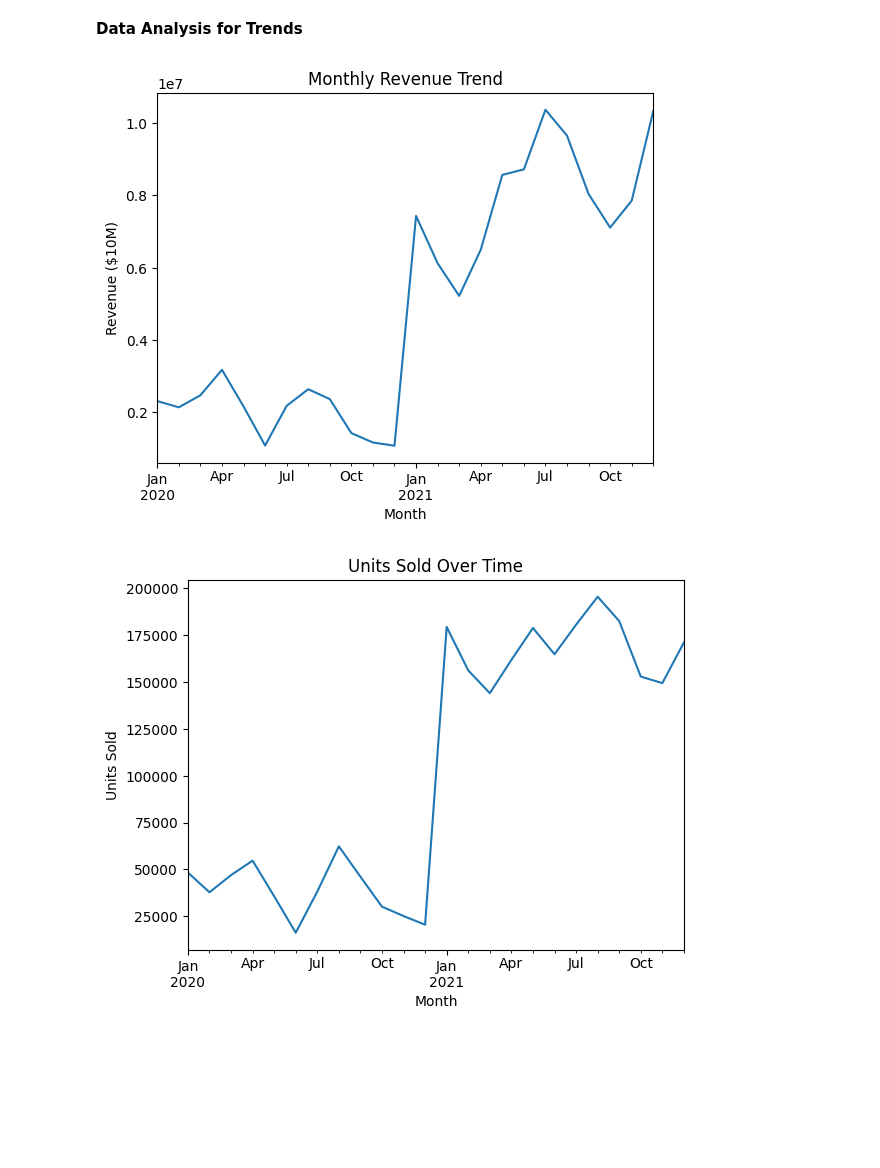
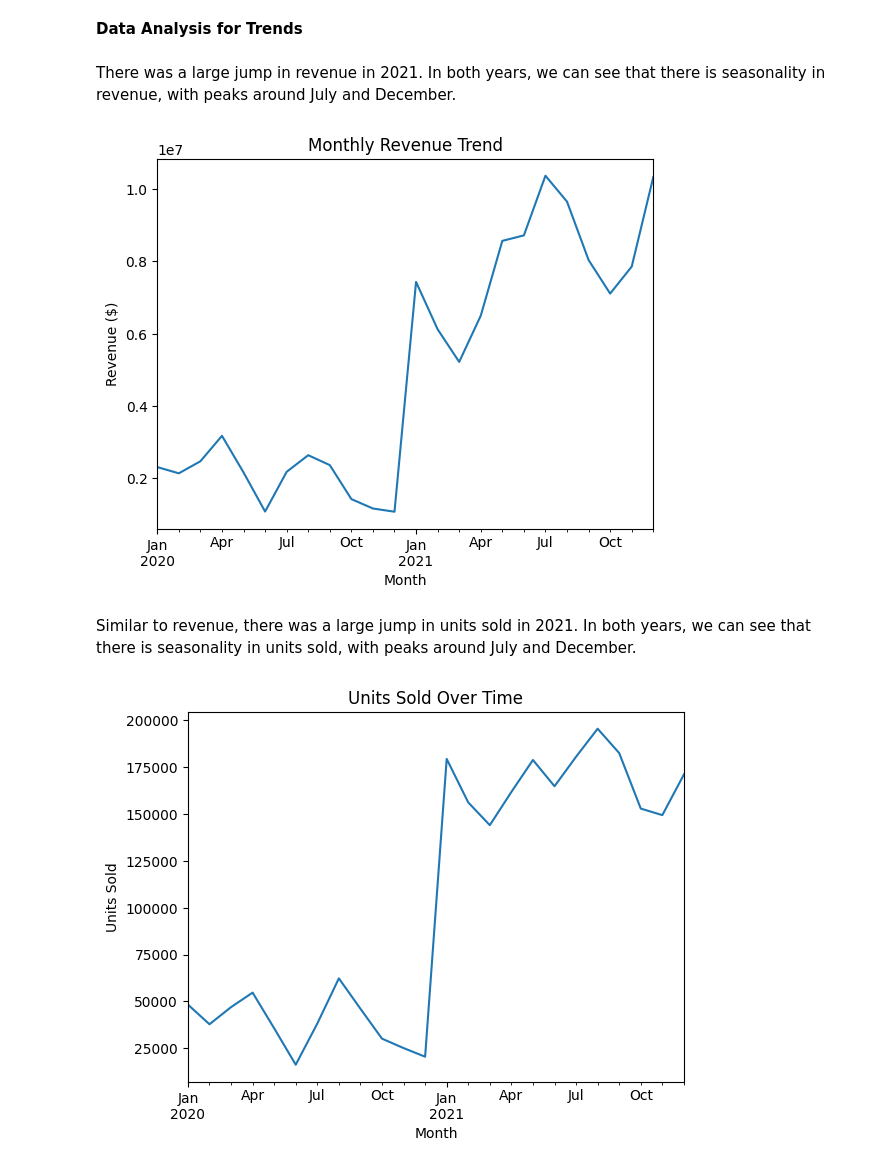
Before and after one commit to mianorris314/RUSH-analytics, a Jupyter notebook: GENBUS885_Final_Norris_M.ipynb, the cells around one changed output. Saved outputs shown, nothing was run; the diff lists cells and outputs as text; code cells hidden in the pictures; blank space fills up the shorter version.

```diff
--- a/GENBUS885_Final_Norris_M.ipynb
+++ b/GENBUS885_Final_Norris_M.ipynb
@@ -284,8 +290,8 @@ sales_df = sales_df.dropna(subset=["UNITS_SOLD"])
 #cast the remaining values to an integer
 sales_df["UNITS_SOLD"] = sales_df["UNITS_SOLD"].astype(int)
 # %%
-#invoice data should be converted to a date object
-sales_df["INVOICE_DATE"] = pd.to_datetime(sales_df["INVOICE_DATE"])
+#invoice date should be converted to a date object
+sales_df["INVOICE_DATE"] = pd.to_datetime(sales_df["INVOICE_DATE"], format="%m/%d/%Y")
 sales_df.info()
 # %% [output]
 <class 'pandas.core.frame.DataFrame'>
@@ -379,16 +385,20 @@ sales_df rows: 9646 | full_df rows: 9646
 | 4 | 25 | A00MOHCO | 2020-02-06 | 2 | 6 | 2020 | 20 | 60.0 | ... |
 # %% [markdown]
 **Data Analysis for Trends**
+# %% [markdown]
+There was a large jump in revenue in 2021. In both years, we can see that there is seasonality in revenue, with peaks around July and December.
 # %%
 #monthly analysis of revenue
 full_df["REVENUE"] = full_df["UNITS_SOLD"] * full_df["PRICE_PER_UNIT"]
 monthly_revenue = full_df.groupby(full_df["INVOICE_DATE"].dt.to_period("M"))["REVENUE"].sum()
 monthly_revenue.plot(title="Monthly Revenue Trend")
 plt.xlabel("Month")
-plt.ylabel("Revenue ($10M)")
+plt.ylabel("Revenue ($)")
 plt.show()
 # %% [output]
-[figure, old version]
+[figure, new version]
+# %% [markdown]
+Similar to revenue, there was a large jump in units sold in 2021. In both years, we can see that there is seasonality in units sold, with peaks around July and December.
 # %%
 #units sold over time
 units_over_time = full_df.groupby(full_df["INVOICE_DATE"].dt.to_period("M"))["UNITS_SOLD"].sum()
```
Also changed, not shown: parts of 16 cells of this notebook.
